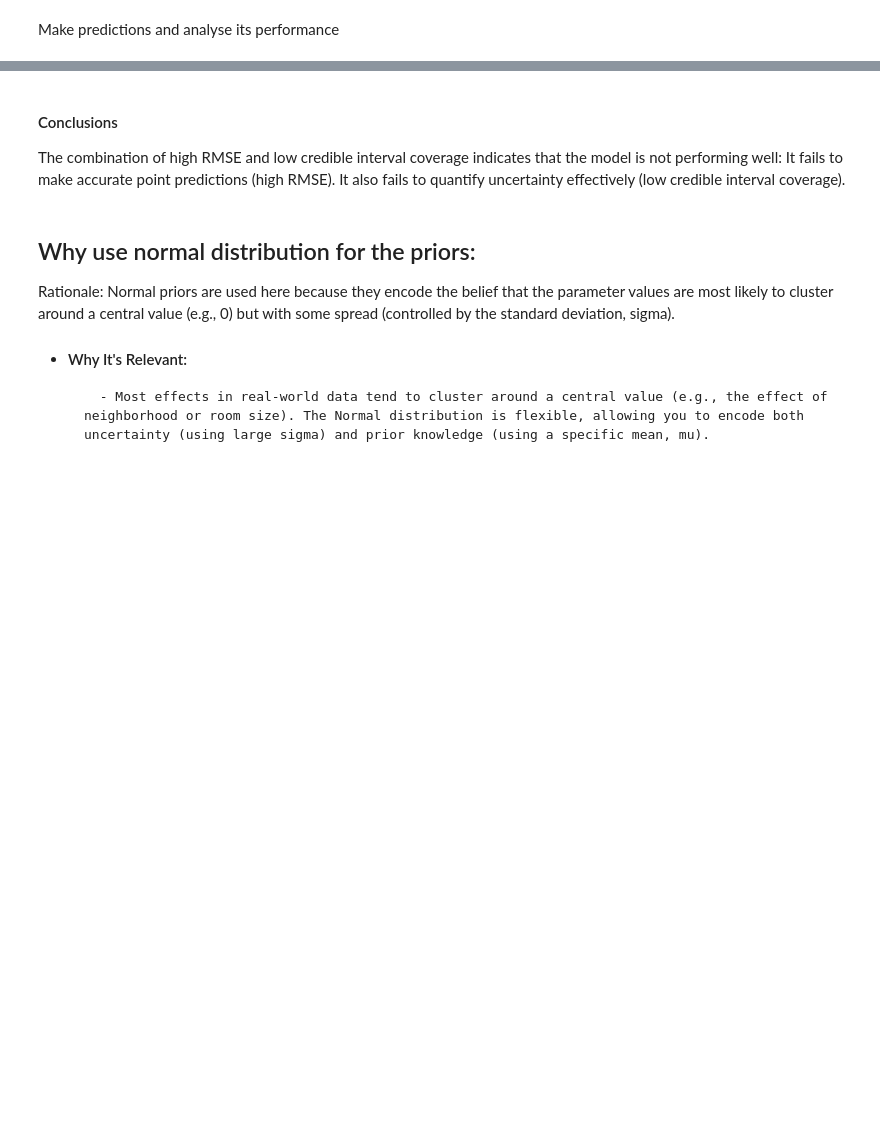
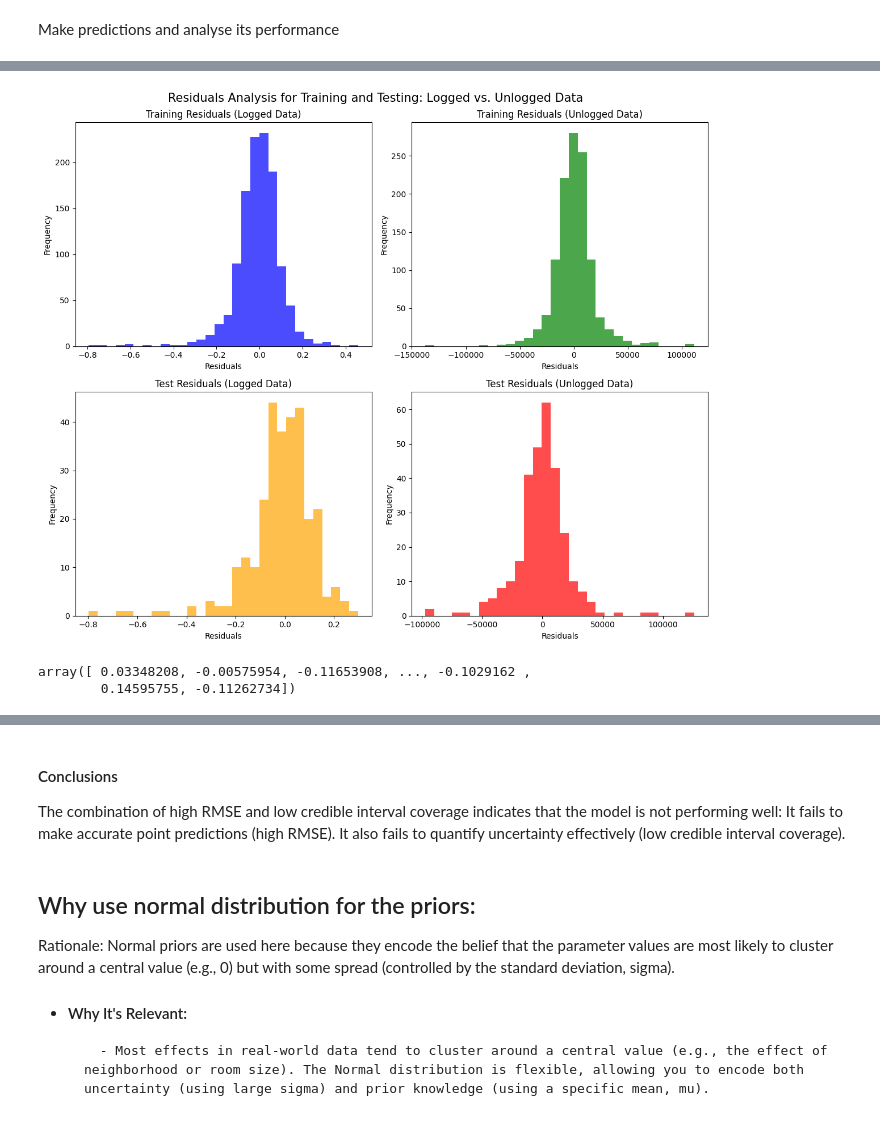
Before and after one commit to samyounes003/statisticsproject, a Jupyter notebook: bayesianInference.ipynb, the cells around one changed output, grey strips where cells are left out. Cells and saved outputs as stored; diff of their text form; code cells hidden in the pictures; blank space fills up the shorter version.

Commit message:
making different plots for the visualizations

```diff
--- a/bayesianInference.ipynb
+++ b/bayesianInference.ipynb
@@ -371,0 +348,64 @@ plt.show()
+# %%
+import matplotlib.pyplot as plt
+import numpy as np
+
+# Preparing the data
+coefficients_mean = trace.posterior['coefficients'].mean(dim=('chain', 'draw')).values.flatten()
+intercept_mean = trace.posterior['Intercept'].mean(dim=('chain', 'draw')).values
+train_predictions = (X_train @ coefficients_mean + intercept_mean)
+
+# Training residuals (logged data)
+thresh = -1.3
+residuals_logged = y_train - train_predictions
+idxs = np.where(np.array(list(residuals_logged)) > thresh)
+residuals_logged = np.array(list(residuals_logged))[idxs]
+
+# Training residuals (unlogged data)
+residuals_unlogged = np.round(np.exp(y_train)) - np.exp(train_predictions)
+residuals_unlogged = np.array(list(residuals_unlogged))[idxs]
+
+# Test residuals (logged data)
+test_residuals_logged = y_test - np.log(predicted_mean)
+
+# Test residuals (unlogged data)
+test_residuals_unlogged = np.round(np.exp(y_test)) - predicted_mean
+
+# Plotting the histograms
+fig, axs = plt.subplots(2, 2, figsize=(12, 10))
+axs = axs.flatten()
+
+# Plot 1: Training residuals (logged data)
+axs[0].hist(residuals_logged, bins=30, color='blue', alpha=0.7)
+axs[0].set_title("Training Residuals (Logged Data)")
+axs[0].set_xlabel("Residuals")
+axs[0].set_ylabel("Frequency")
+
+# Plot 2: Training residuals (unlogged data)
+axs[1].hist(residuals_unlogged, bins=30, color='green', alpha=0.7)
+axs[1].set_title("Training Residuals (Unlogged Data)")
+axs[1].set_xlabel("Residuals")
+axs[1].set_ylabel("Frequency")
+
+# Plot 3: Test residuals (logged data)
+axs[2].hist(test_residuals_logged, bins=30, color='orange', alpha=0.7)
+axs[2].set_title("Test Residuals (Logged Data)")
+axs[2].set_xlabel("Residuals")
+axs[2].set_ylabel("Frequency")
+
+# Plot 4: Test residuals (unlogged data)
+axs[3].hist(test_residuals_unlogged, bins=30, color='red', alpha=0.7)
+axs[3].set_title("Test Residuals (Unlogged Data)")
+axs[3].set_xlabel("Residuals")
+axs[3].set_ylabel("Frequency")
+
+# Adjust layout
+fig.suptitle("Residuals Analysis for Training and Testing: Logged vs. Unlogged Data", fontsize=15)
+plt.tight_layout()
+plt.show()
+# %% [output]
+[figure, added]
+# %%
+residuals_logged
+# %% [output]
+array([ 0.03348208, -0.00575954, -0.11653908, ..., -0.1029162 ,
+        0.14595755, -0.11262734])
```
Also changed, not shown: parts of 11 cells of this notebook, 2 other files.
